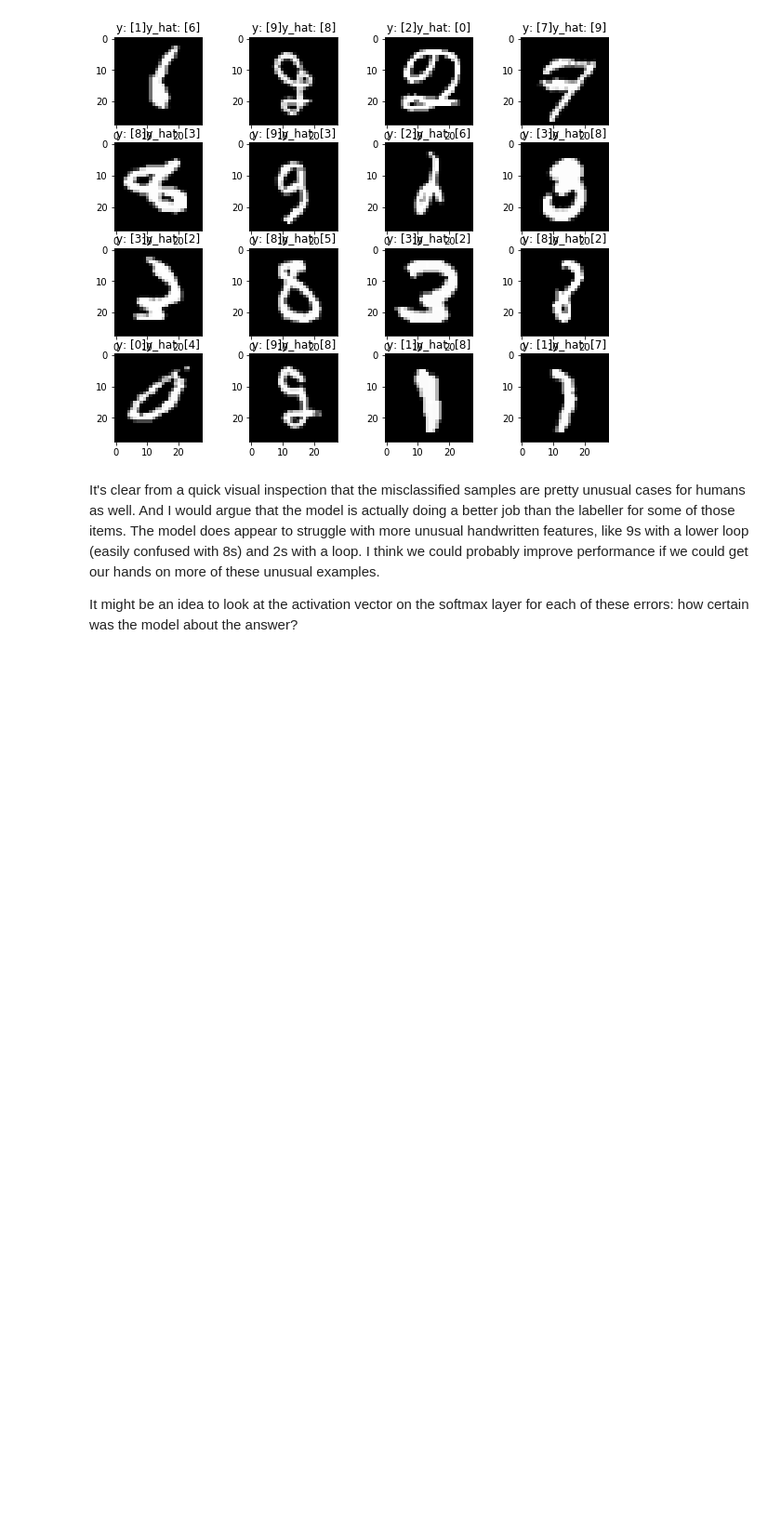
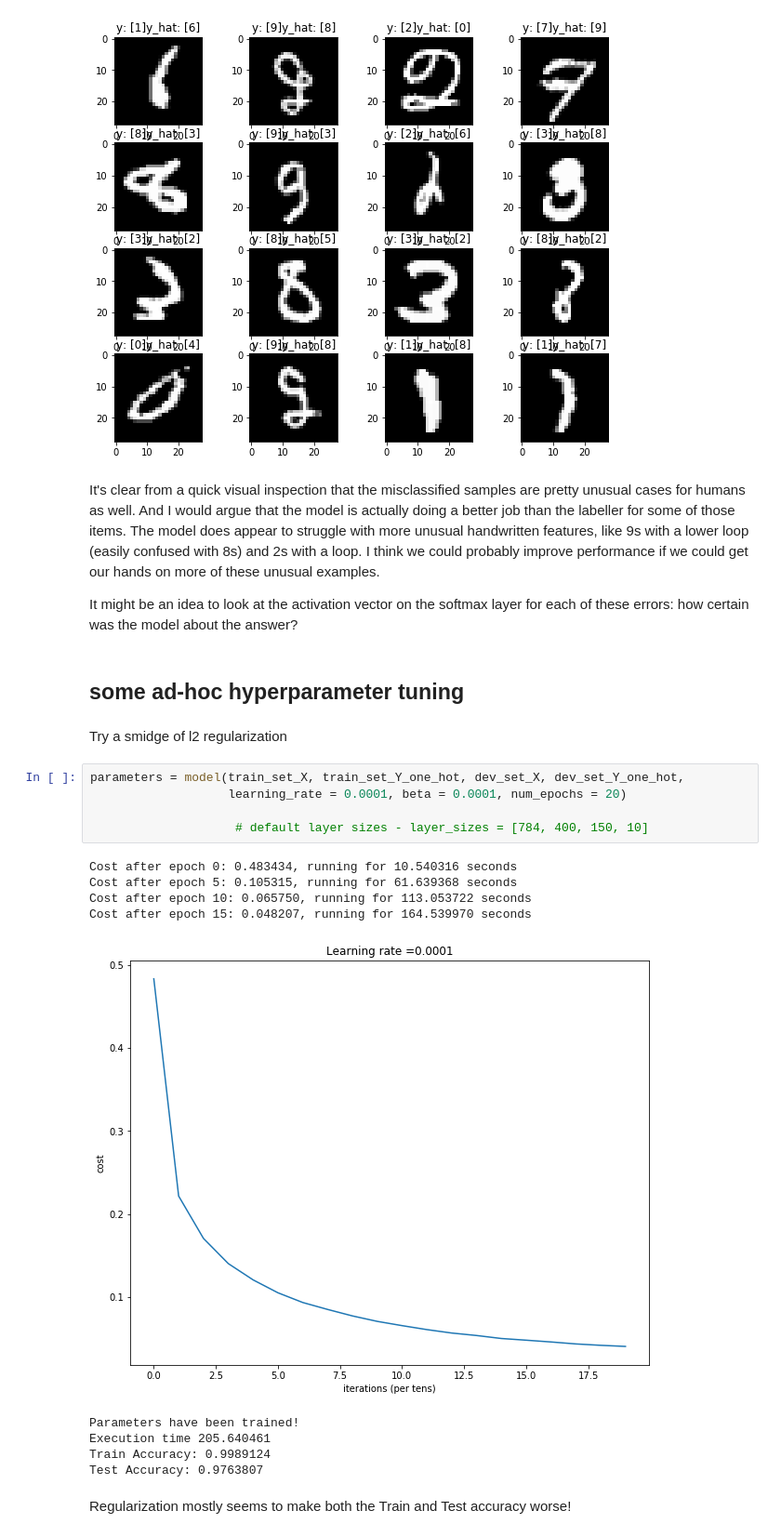
Before and after one commit to nicksexton/handwritten_digit_recognition, a Jupyter notebook: part 2 - mnist dataset.ipynb, the cells around one changed output. Shown at 93% size. Cells and saved outputs as stored; diff of their text form; blank space fills up the shorter version.

Commit message:
some ad-hoc hp tuning

```diff
--- a/part 2 - mnist dataset.ipynb
+++ b/part 2 - mnist dataset.ipynb
@@ -631,3 +640,24 @@ errors_X_2d.shape:  (193, 28, 28)
 It's clear from a quick visual inspection that the misclassified samples are pretty unusual cases for humans as well. And I would argue that the model is actually doing a better job than the labeller for some of those items. The model does appear to struggle with more unusual handwritten features, like 9s with a lower loop (easily confused with 8s) and 2s with a loop. I think we could probably improve performance if we could get our hands on more of these unusual examples.
 
 It might be an idea to look at the activation vector on the softmax layer for each of these errors: how certain was the model about the answer?
+# %% [markdown]
+## some ad-hoc hyperparameter tuning
+# %% [markdown]
+Try a smidge of l2 regularization
+# %%
+parameters = model(train_set_X, train_set_Y_one_hot, dev_set_X, dev_set_Y_one_hot,
+                   learning_rate = 0.0001, beta = 0.0001, num_epochs = 20)
+
+                    # default layer sizes - layer_sizes = [784, 400, 150, 10]
+# %% [output]
+Cost after epoch 0: 0.483434, running for 10.540316 seconds
+Cost after epoch 5: 0.105315, running for 61.639368 seconds
+Cost after epoch 10: 0.065750, running for 113.053722 seconds
+Cost after epoch 15: 0.048207, running for 164.539970 seconds
+[figure, added]
+Parameters have been trained!
+Execution time 205.640461
+Train Accuracy: 0.9989124
+Test Accuracy: 0.9763807
+# %% [markdown]
+Regularization mostly seems to make both the Train and Test accuracy worse!
```
Also changed, not shown: parts of 6 cells of this notebook.
